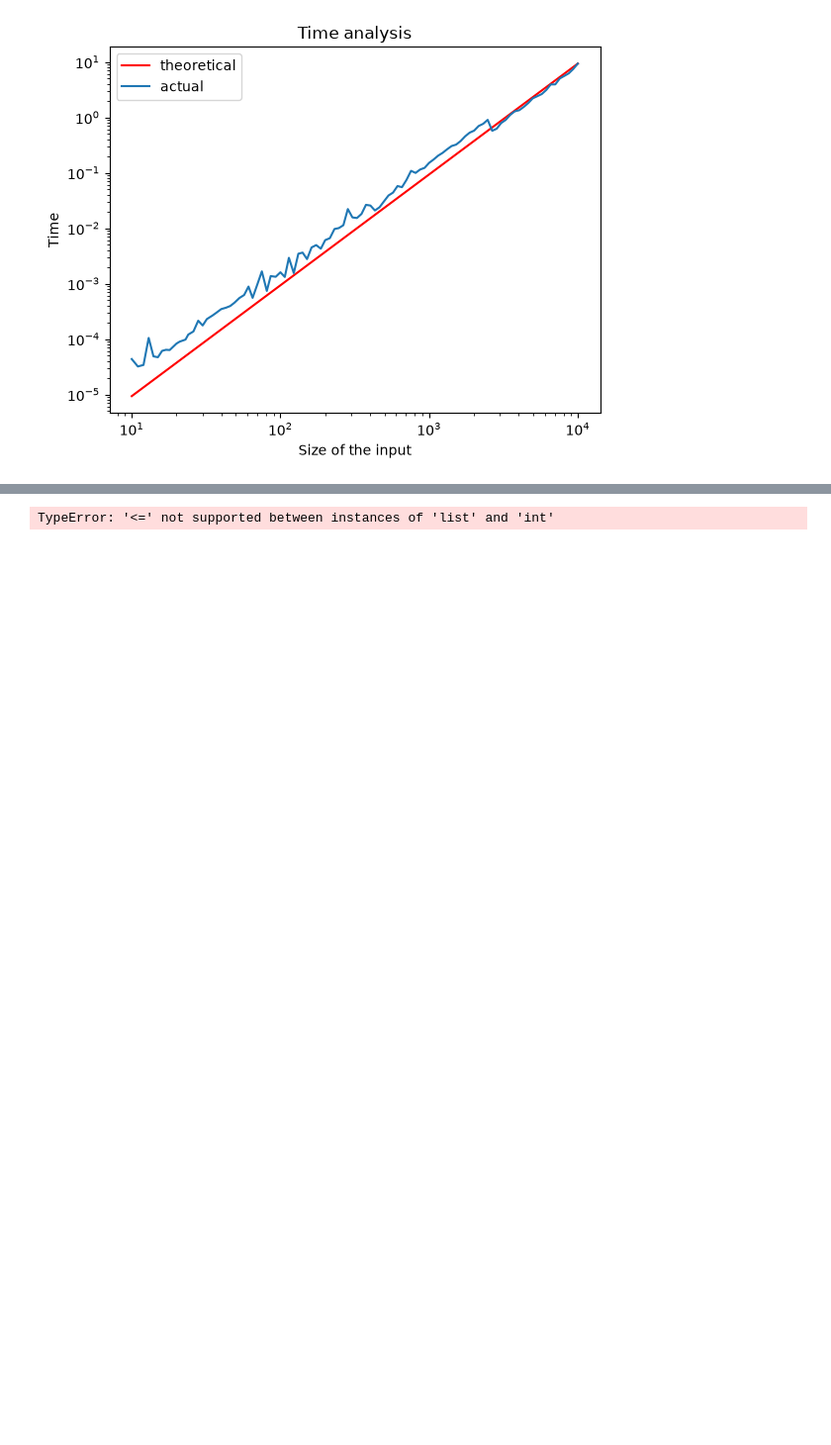
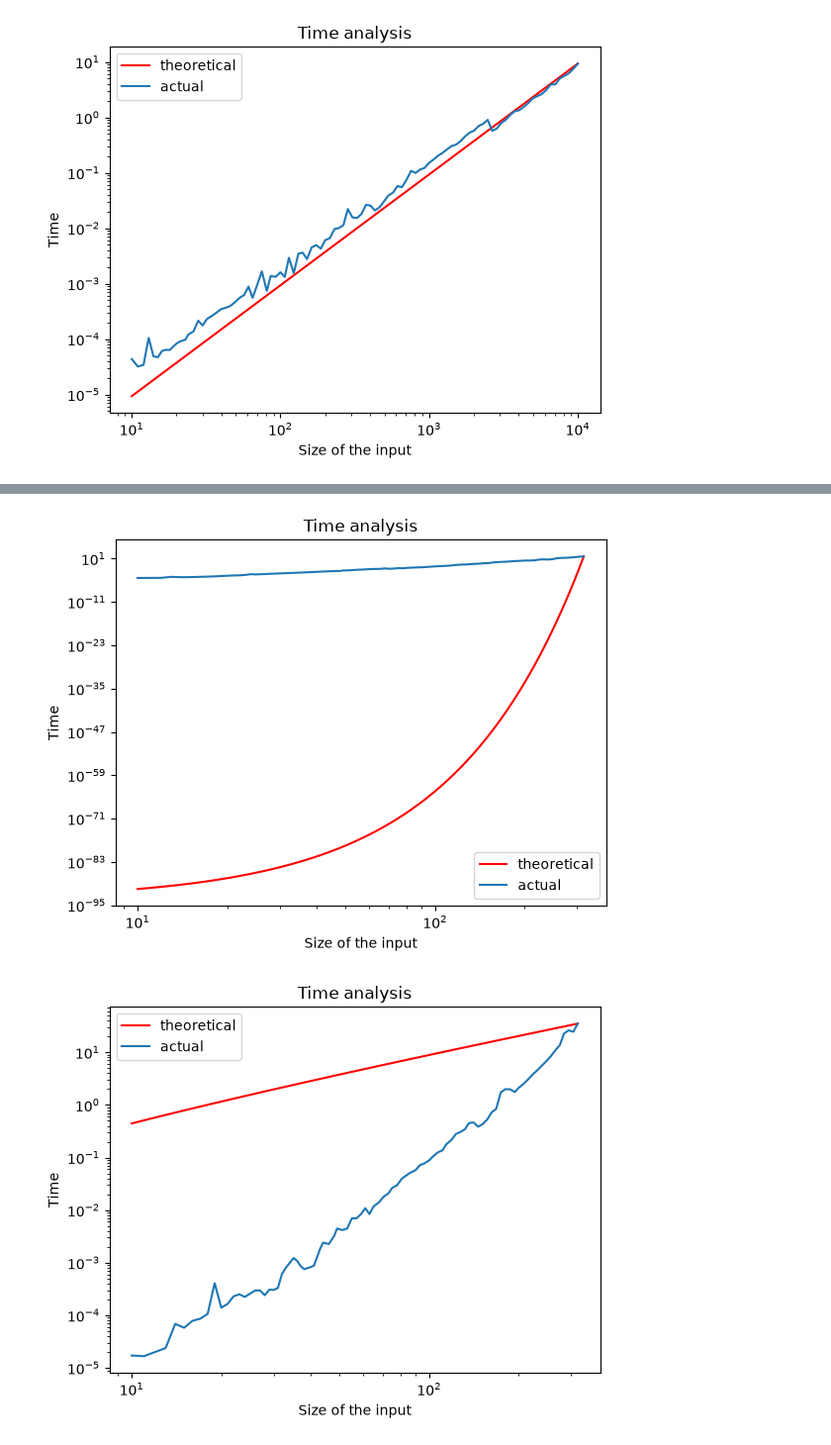
Before and after one commit to amanml2026/DSA-journey, a Jupyter notebook: complexity_analysis.ipynb, the cells around one changed output, grey strips where cells are left out. Shown at 99% size. Drawn from its saved outputs; the diff is of its cells as text; code cells hidden in the pictures; blank space fills up the shorter version.

```diff
--- a/complexity_analysis.ipynb
+++ b/complexity_analysis.ipynb
@@ -193,7 +195,9 @@ Mathematically, loose bound is O(2^n)[Upper bound] and Ω(nlogn)[Lower bound]
 # %%
 # Upper bound:
-Time_Analyse(recursive_algorithm,lambda n:np.exp2(n),max_size=1)
+Time_Analyse(recursive_algorithm,lambda n:np.exp2(n),max_size=2.5)
 
 #lower bound:
+Time_Analyse(recursive_algorithm,lambda n: n * math.log2(n),max_size=2.5)
 # %% [output]
-TypeError: '<=' not supported between instances of 'list' and 'int'
+[figure, added]
+[figure, added]
```
Also changed, not shown: parts of 1 cell of this notebook.
